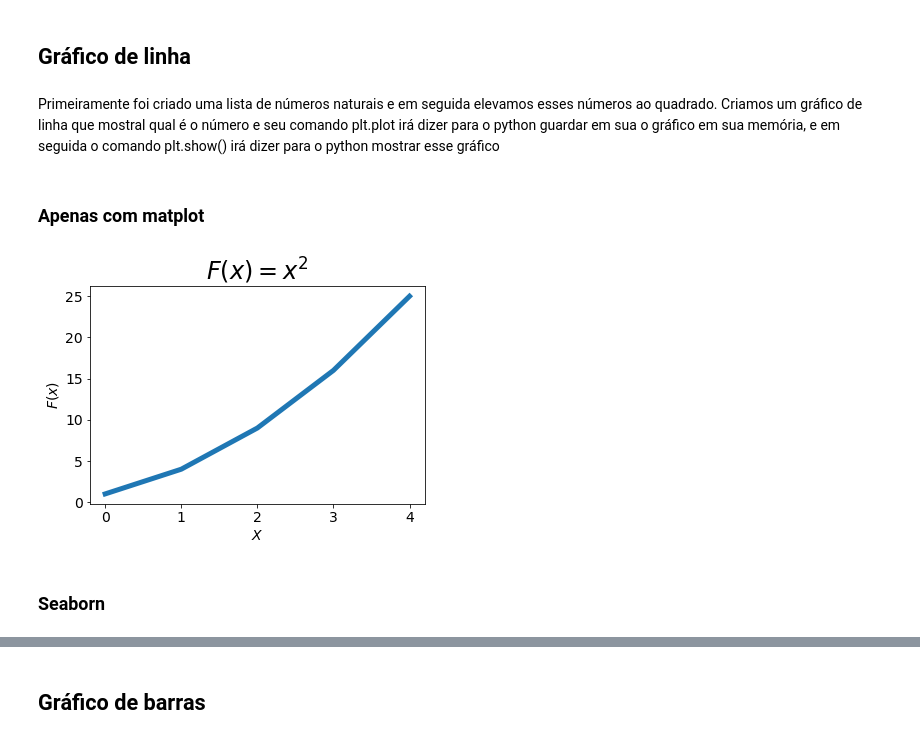
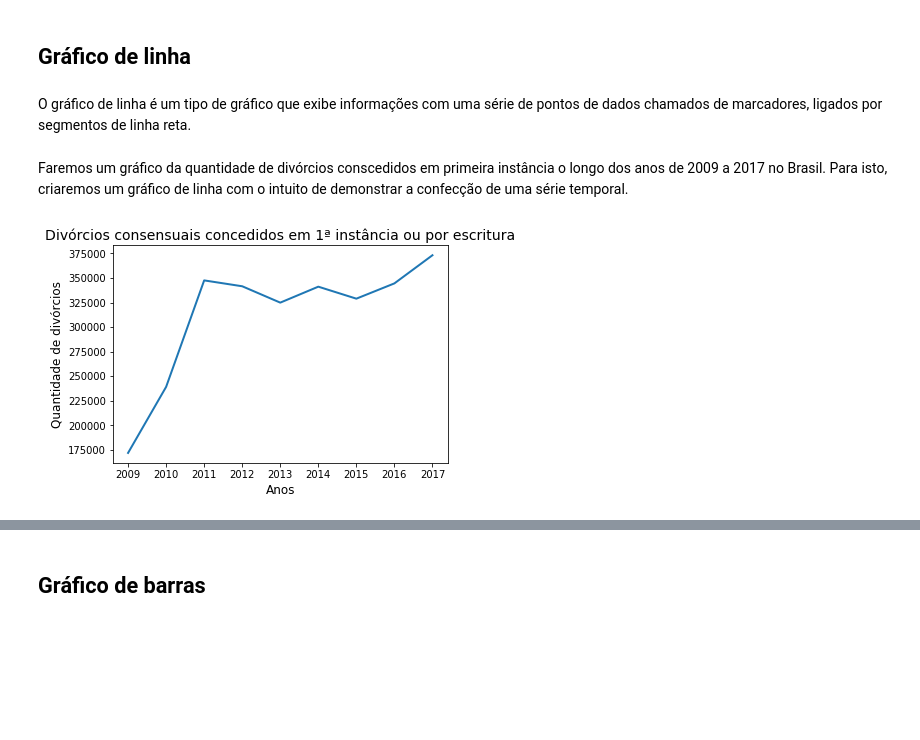
Before and after one commit to Daniel-EST/python-basico-machine-learning, a Jupyter notebook: notebooks/02_visualizacao/visualizacao.ipynb, the cells around one changed output, grey strips where cells are left out. Drawn from its saved outputs; the diff is of its cells as text; code cells hidden in the pictures; blank space fills up the shorter version.

```diff
--- a/notebooks/02_visualizacao/visualizacao.ipynb
+++ b/notebooks/02_visualizacao/visualizacao.ipynb
@@ -22,23 +25,26 @@ import pandas as pd              # Apenas para leitura de csv
 # %% [markdown]
 ## Gráfico de linha
-# %% [markdown]
-Primeiramente foi criado uma lista de números naturais e em seguida elevamos esses números ao quadrado. Criamos um gráfico de linha que mostral qual é o número e seu comando plt.plot irá dizer para o python guardar em sua o gráfico em sua memória, e em seguida o comando plt.show() irá dizer para o python mostrar esse gráfico
-# %% [markdown]
-### Apenas com matplot
+# %% [markdown]
+O gráfico de linha é um tipo de gráfico que exibe informações com uma série de pontos de dados chamados de marcadores, ligados por segmentos de linha reta.
+# %% [markdown]
+Faremos um gráfico da quantidade de divórcios conscedidos em primeira instância o longo dos anos de 2009 a 2017 no Brasil. Para isto, criaremos um gráfico de linha com o intuito de demonstrar a confecção de uma série temporal.
+# %%
+# Dados retirados do site SIDRA do IBGE.
+anos = [2009, 2010, 2011, 2012, 2013, 2014, 2015, 2016, 2017]
+divorcios = [171747, 239070, 347583, 341600, 324921, 341181, 328960, 344526, 373216]
 # %%
-numeros = [1, 2, 3, 4, 5]
-quadrados = [numero**2 for numero in numeros]
-
-plt.plot(quadrados, linewidth=5)
+sns.lineplot(anos,
+         divorcios,
+         linewidth=2)
 
 # Configurando título e rótulos dos eixos.
-plt.title('$F(x) = x^2$', fontsize=24)
-plt.xlabel('$X$', fontsize=14)
-plt.ylabel('$F(x)$', fontsize=14)
+plt.title('Divórcios consensuais concedidos em 1ª instância ou por escritura', fontsize=14)
+plt.xlabel('Anos', fontsize=12)
+plt.ylabel('Quantidade de divórcios', fontsize=12)
 
 # Mudando a grossura dos eixos.
-plt.tick_params(axis='both', labelsize=14)
+plt.tick_params(axis='both', labelsize=10)
 
 plt.show() # Para 'desenhar' o gráfico
 # %% [output]
-[figure, old version]
+[figure, new version]
@@ -47,2 +50,0 @@ sns.lineplot?
-# %% [markdown]
-### Seaborn
```
Also changed, not shown: parts of 43 cells of this notebook.
